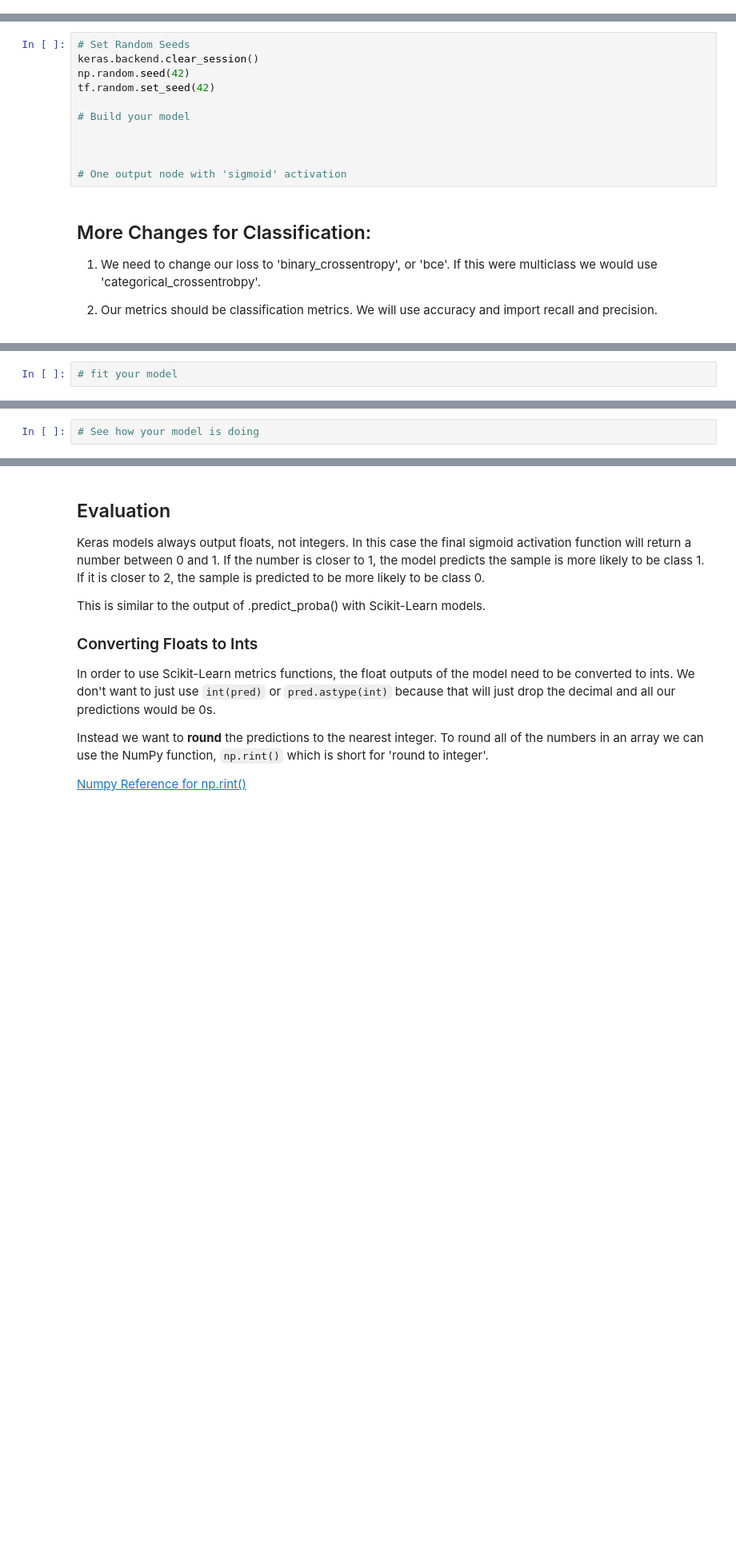
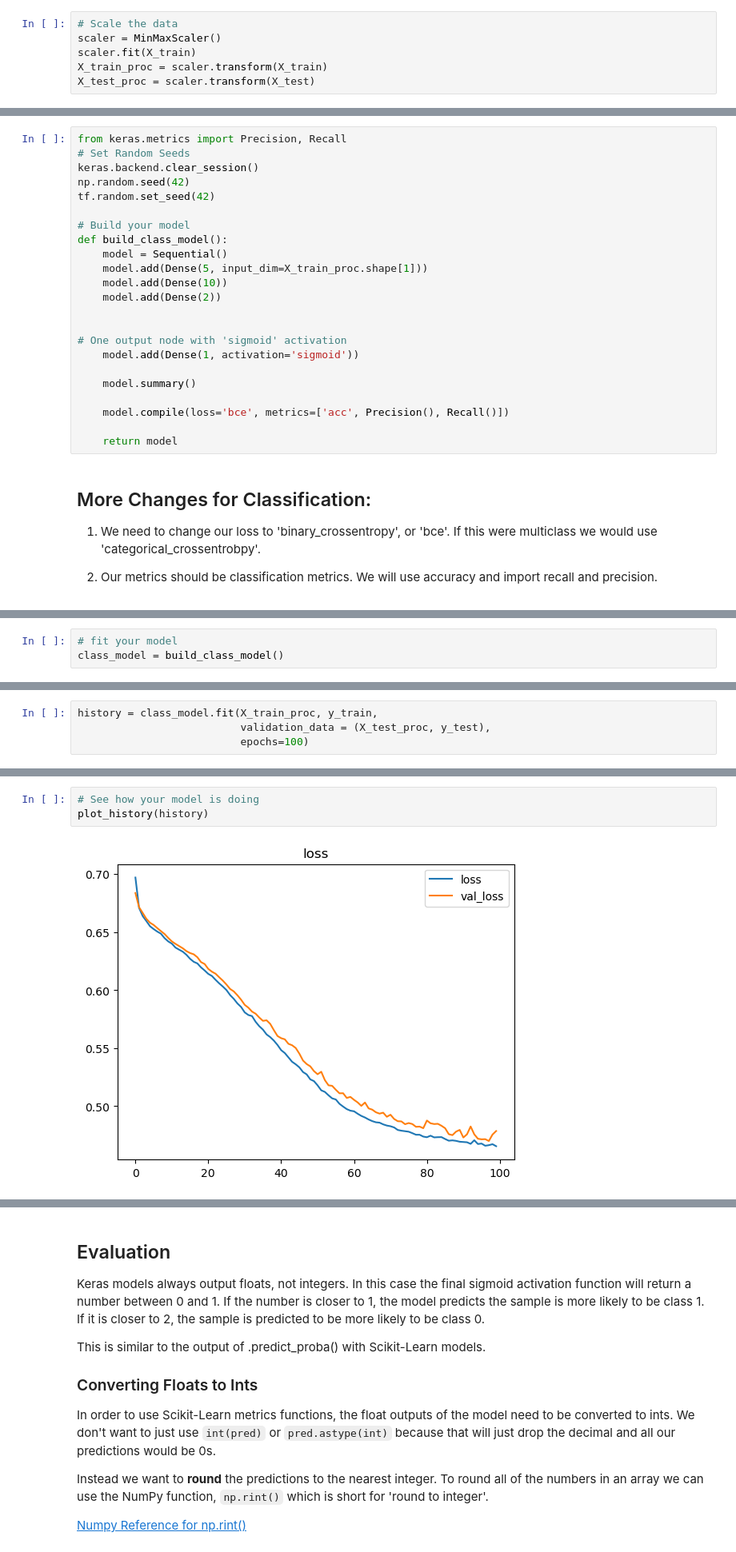
Before and after one commit to Caellwyn/intermediate-ml-wk-03-deep-learning-codealongs, a Jupyter notebook: IN CLASS Lecture 1 - Neural Networks.ipynb, the cells around one changed output, grey strips where cells are left out. Shown at 80% size. Saved outputs shown, nothing was run; the diff lists cells and outputs as text; blank space fills up the shorter version.

```diff
--- a/IN CLASS Lecture 1 - Neural Networks.ipynb
+++ b/IN CLASS Lecture 1 - Neural Networks.ipynb
@@ -277,3 +413,9 @@ y_test.value_counts(normalize=True)
+# %%
+# Scale the data
+scaler = MinMaxScaler()
+scaler.fit(X_train)
+X_train_proc = scaler.transform(X_train)
+X_test_proc = scaler.transform(X_test)
 # %% [markdown]
 ## Build the Classification Model
 
@@ -284,16 +426,28 @@ We need to do a few things differently here because this is a binary classificat
 
 (If this were multiclass classification, we would set the final activation as 'softmax' and the number of output nodes would be the number of classes in our y_train.)
 # %%
+from keras.metrics import Precision, Recall
 # Set Random Seeds
 keras.backend.clear_session()
 np.random.seed(42)
 tf.random.set_seed(42)
 
 # Build your model
-
+def build_class_model():
+    model = Sequential()
+    model.add(Dense(5, input_dim=X_train_proc.shape[1]))
+    model.add(Dense(10))
+    model.add(Dense(2))
 
 
 # One output node with 'sigmoid' activation
+    model.add(Dense(1, activation='sigmoid'))
+
+    model.summary()
+
+    model.compile(loss='bce', metrics=['acc', Precision(), Recall()])
+
+    return model
 # %% [markdown]
 ## More Changes for Classification:
 
@@ -307,2 +457,3 @@ from keras.metrics import Precision, Recall
 # %%
 # fit your model
+class_model = build_class_model()
@@ -308,0 +478,4 @@ from keras.metrics import Precision, Recall
+# %%
+history = class_model.fit(X_train_proc, y_train,
+                          validation_data = (X_test_proc, y_test),
+                          epochs=100)
@@ -309,2 +500,5 @@ from keras.metrics import Precision, Recall
 # %%
 # See how your model is doing
+plot_history(history)
+# %% [output]
+[figure, added]
```
Also changed, not shown: parts of 24 cells of this notebook, 1 other file.
